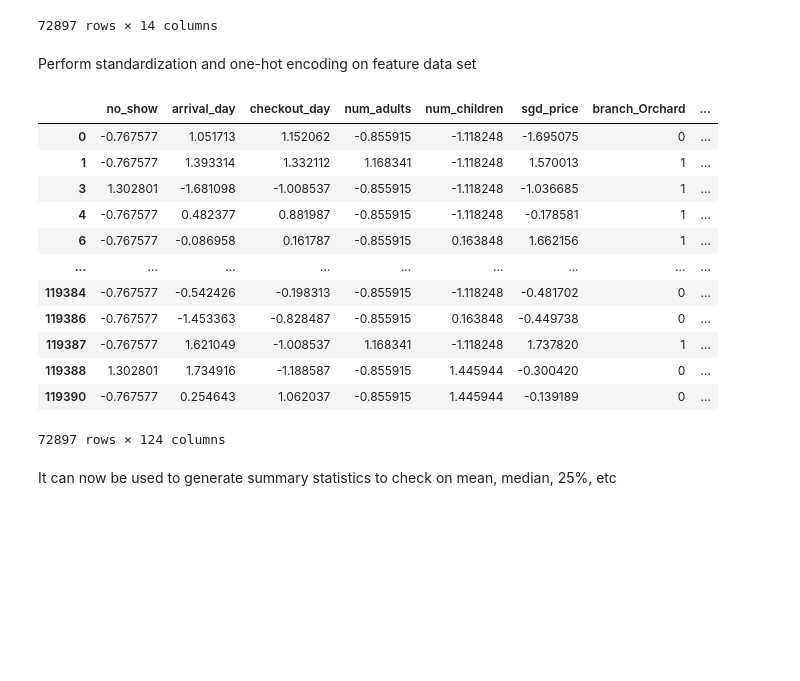
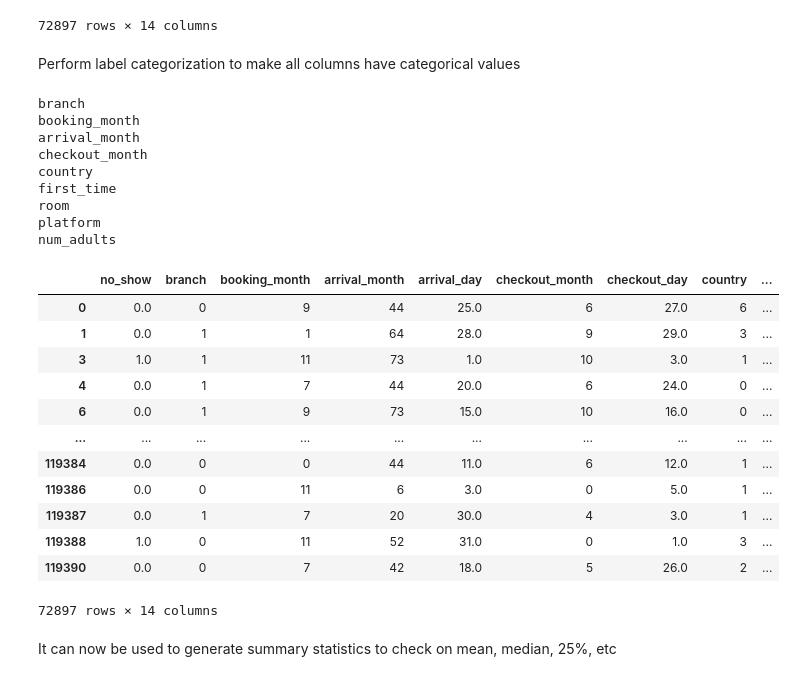
Before and after one commit to e-seet/aiap-pyp-self, a Jupyter notebook: HotelNoShowPrediction/task_1/eda.ipynb, the cells around one changed output. Drawn from its saved outputs; the diff is of its cells as text; code cells hidden in the pictures; blank space fills up the shorter version.

```diff
--- a/HotelNoShowPrediction/task_1/eda.ipynb
+++ b/HotelNoShowPrediction/task_1/eda.ipynb
@@ -234,8 +234,8 @@ print(cleaned_noshow_data_df["num_adults"].unique())
 
 # There are only 'one' and 'two' string values in the column
 number_mapping = {
-    'one': 1,
-    'two': 2
+    'one': "1",
+    'two': "2"
 }
 
 # Apply mapping to 'num_adults' column
@@ -259,37 +259,53 @@ Unique values in 'num_adults' column -
 | 119388 | 1.0 | Changi | September | March | 31.0 | April | 1.0 | Indonesia | ... |
 | 119390 | 0.0 | Changi | March | July | 18.0 | July | 26.0 | India | ... |
 72897 rows × 14 columns
-# %% [markdown]
-Perform standardization and one-hot encoding on feature data set
+# %% [markdown]
+Perform label categorization to make all columns have categorical values
 # %%
-from sklearn.preprocessing import StandardScaler
+from sklearn.preprocessing import LabelEncoder
 
-scaler = StandardScaler()
-standard_list = ["no_show", "arrival_day", "checkout_day", "num_adults", "num_children", "sgd_price"]
-one_hot_list = ["branch", "booking_month", "arrival_month", "checkout_month", "country", "first_time", "room", "platform"]
+#standard_list = ["no_show", "arrival_day", "checkout_day", "num_adults", "num_children", "sgd_price"]
+#one_hot_list = ["branch", "booking_month", "arrival_month", "checkout_month", "country", "first_time", "room", "platform"]
 
-# Standardize data-set
-cleaned_noshow_data_df[standard_list] = scaler.fit_transform(cleaned_noshow_data_df[standard_list])
+lab_enc = LabelEncoder()
+categorical_col_list = cleaned_noshow_data_df.select_dtypes(include=["object"]).columns
 
-# Perform one-hot encoding on categorical variables
-encoded_noshow_data_df = pd.get_dummies(cleaned_noshow_data_df, columns = one_hot_list, drop_first=True)
-bool_col = encoded_noshow_data_df.select_dtypes(include=["bool"]).columns
-encoded_noshow_data_df[bool_col] = encoded_noshow_data_df[bool_col].astype(int)
+for col in categorical_col_list:
+    print(col)
+    cleaned_noshow_data_df[col] = lab_enc.fit_transform(cleaned_noshow_data_df[col])
+
+## Standardize data-set
+#cleaned_noshow_data_df[standard_list] = scaler.fit_transform(cleaned_noshow_data_df[standard_list])
+#
+## Perform one-hot encoding on categorical variables
+#encoded_noshow_data_df = pd.get_dummies(cleaned_noshow_data_df, columns = one_hot_list, drop_first=True)
+#bool_col = encoded_noshow_data_df.select_dtypes(include=["bool"]).columns
+#encoded_noshow_data_df[bool_col] = encoded_noshow_data_df[bool_col].astype(int)
+encoded_noshow_data_df = cleaned_noshow_data_df
 encoded_noshow_data_df
 # %% [output]
+branch
+booking_month
+arrival_month
+checkout_month
+country
+first_time
+room
+platform
+num_adults
-|  | no_show | arrival_day | checkout_day | num_adults | num_children | sgd_price | branch_Orchard | ... |
-| 0 | -0.767577 | 1.051713 | 1.152062 | -0.855915 | -1.118248 | -1.695075 | 0 | ... |
-| 1 | -0.767577 | 1.393314 | 1.332112 | 1.168341 | -1.118248 | 1.570013 | 1 | ... |
-| 3 | 1.302801 | -1.681098 | -1.008537 | -0.855915 | -1.118248 | -1.036685 | 1 | ... |
-| 4 | -0.767577 | 0.482377 | 0.881987 | -0.855915 | -1.118248 | -0.178581 | 1 | ... |
-| 6 | -0.767577 | -0.086958 | 0.161787 | -0.855915 | 0.163848 | 1.662156 | 1 | ... |
-| ... | ... | ... | ... | ... | ... | ... | ... | ... |
-| 119384 | -0.767577 | -0.542426 | -0.198313 | -0.855915 | -1.118248 | -0.481702 | 0 | ... |
-| 119386 | -0.767577 | -1.453363 | -0.828487 | -0.855915 | 0.163848 | -0.449738 | 0 | ... |
-| 119387 | -0.767577 | 1.621049 | -1.008537 | 1.168341 | -1.118248 | 1.737820 | 1 | ... |
-| 119388 | 1.302801 | 1.734916 | -1.188587 | -0.855915 | 1.445944 | -0.300420 | 0 | ... |
-| 119390 | -0.767577 | 0.254643 | 1.062037 | -0.855915 | 1.445944 | -0.139189 | 0 | ... |
+|  | no_show | branch | booking_month | arrival_month | arrival_day | checkout_month | checkout_day | country | ... |
+| 0 | 0.0 | 0 | 9 | 44 | 25.0 | 6 | 27.0 | 6 | ... |
+| 1 | 0.0 | 1 | 1 | 64 | 28.0 | 9 | 29.0 | 3 | ... |
+| 3 | 1.0 | 1 | 11 | 73 | 1.0 | 10 | 3.0 | 1 | ... |
+| 4 | 0.0 | 1 | 7 | 44 | 20.0 | 6 | 24.0 | 0 | ... |
+| 6 | 0.0 | 1 | 9 | 73 | 15.0 | 10 | 16.0 | 0 | ... |
+| ... | ... | ... | ... | ... | ... | ... | ... | ... | ... |
+| 119384 | 0.0 | 0 | 0 | 44 | 11.0 | 6 | 12.0 | 1 | ... |
+| 119386 | 0.0 | 0 | 11 | 6 | 3.0 | 0 | 5.0 | 1 | ... |
+| 119387 | 0.0 | 1 | 7 | 20 | 30.0 | 4 | 3.0 | 1 | ... |
+| 119388 | 1.0 | 0 | 11 | 52 | 31.0 | 0 | 1.0 | 3 | ... |
+| 119390 | 0.0 | 0 | 7 | 42 | 18.0 | 5 | 26.0 | 2 | ... |
-72897 rows × 124 columns
+72897 rows × 14 columns
 # %% [markdown]
 It can now be used to generate summary statistics to check on mean, median, 25%, etc
 # %%
```
Also changed, not shown: parts of 17 cells of this notebook.
